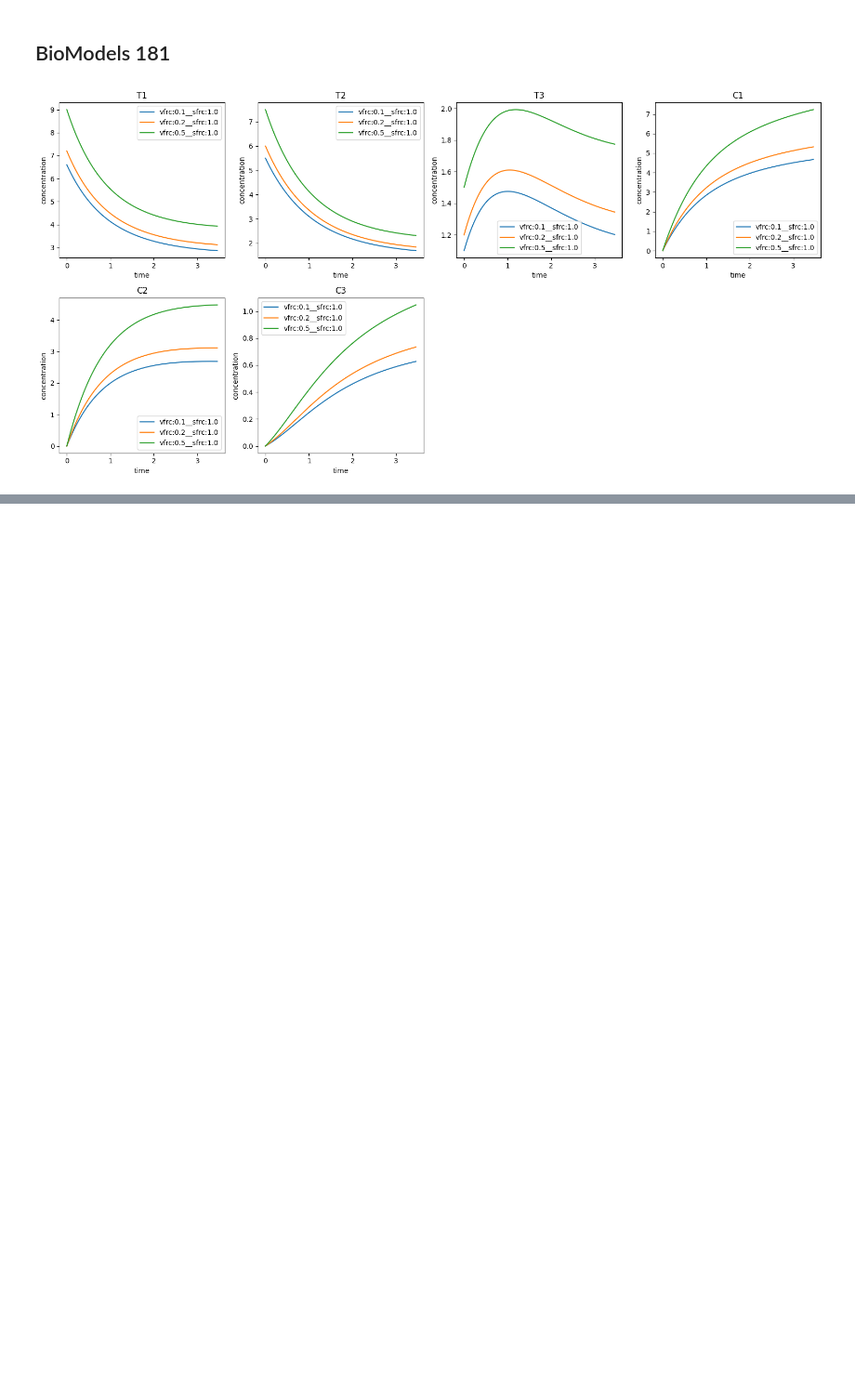
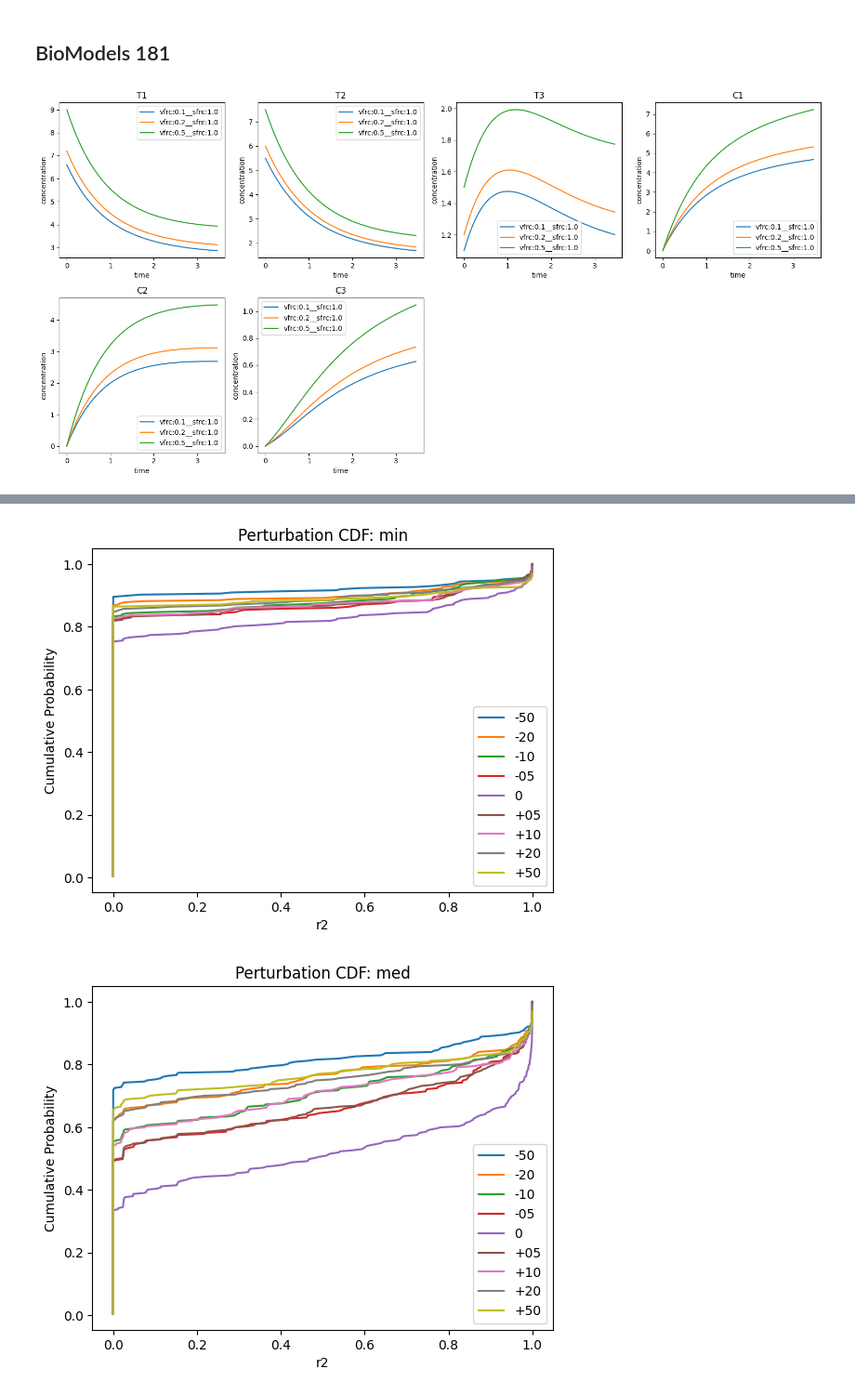
Before and after one commit to ModelEngineering/linearity_analysis, a Jupyter notebook: notebooks/linearity_analysis.ipynb, the cells around one changed output, grey strips where cells are left out. Shown at 93% size. Drawn from its saved outputs; the diff is of its cells as text; code cells hidden in the pictures; blank space fills up the shorter version.

```diff
--- a/notebooks/linearity_analysis.ipynb
+++ b/notebooks/linearity_analysis.ipynb
@@ -177,0 +320,9 @@ SystemDiscovery.perturbationAnalysis(model, training_df, threshold=threshold,
+# %%
+plotPerturbationCDF("min")
+plt.figure()
+plotPerturbationCDF("med")
+plt.figure()
+plotPerturbationCDF("max")
+# %% [output]
+[figure, added]
+[figure, added]
```
Also changed, not shown: parts of 13 cells of this notebook, 6 other files.
